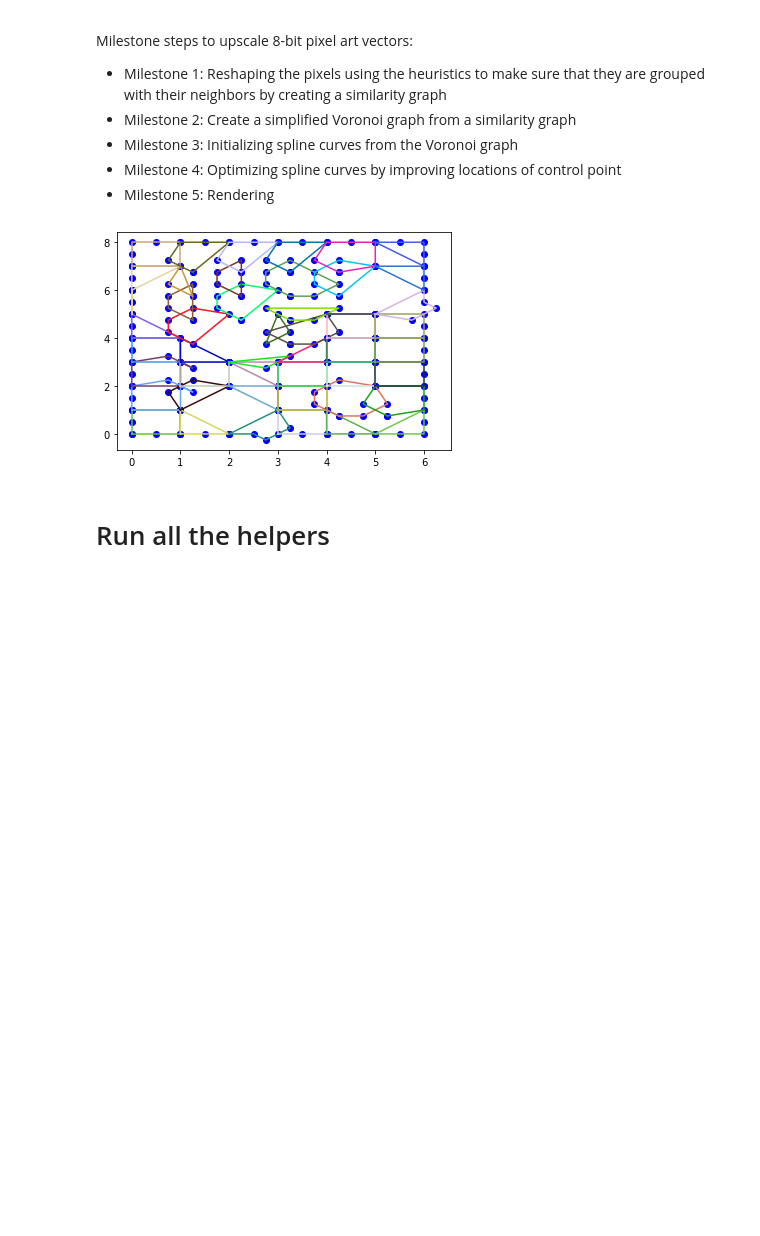
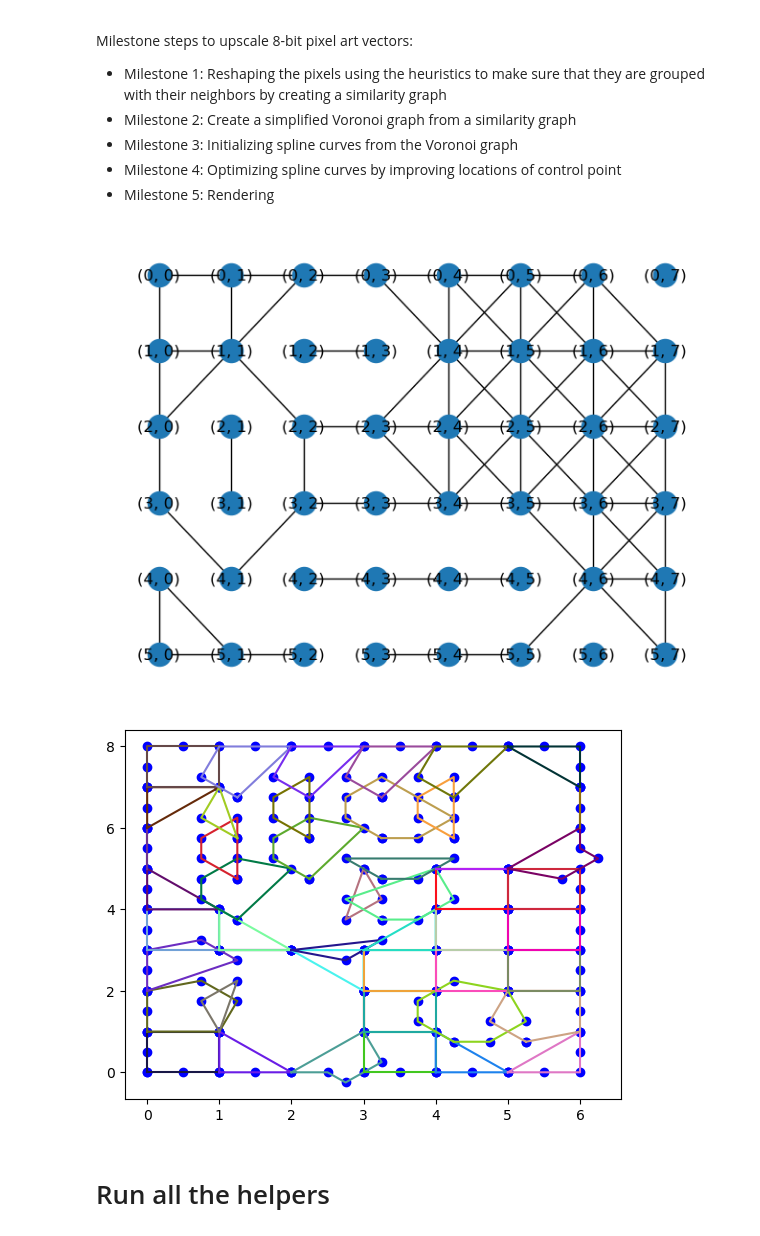
Before and after one commit to josephjkuang/pixel_art, a Jupyter notebook: Upscale.ipynb, the cells around one changed output. Drawn from its saved outputs; the diff is of its cells as text; code cells hidden in the pictures; blank space fills up the shorter version.

```diff
--- a/Upscale.ipynb
+++ b/Upscale.ipynb
@@ -60,7 +60,14 @@ Milestone steps to upscale 8-bit pixel art vectors:
 def createRegions(graph, image):
 	height, width = image[ :, :, 0].shape
 	voronoiPts = [[[] for j in range(height)] for j in range(width)]
-
+	# {TOP_LEFT, std::make_pair(-1, -1)},
+    # {TOP, std::make_pair(0, -1)},
+    # {TOP_RIGHT, std::make_pair(1, -1)},
+    # {BOTTOM_LEFT, std::make_pair(-1, 1)},
+    # {BOTTOM, std::make_pair(0, 1)},
+    # {BOTTOM_RIGHT, std::make_pair(1, 1)},
+    # {LEFT, std::make_pair(-1, 0)},
+    # {RIGHT, std::make_pair(1, 0)}
 	# float xcenter, ycenter;
 	for x in range(width):
 		for y in range(height):
@@ -96,7 +103,7 @@ def createRegions(graph, image):
 			if(graph.has_edge(pixel, (pixel[0] + 1, pixel[0] + 1))):
 				voronoiPts[x][y].append((xcenter + 0.25, ycenter + 0.75)) # 1
 				voronoiPts[x][y].append((xcenter + 0.75, ycenter + 0.25)) # 2
-			if(graph.has_edge((pixel[0], pixel[1] + 1),(pixel[0] + 1, pixel[1] - 1))):
+			elif(graph.has_edge((pixel[0], pixel[1] + 1),(pixel[0] + 1, pixel[1] - 1))):
 				voronoiPts[x][y].append((xcenter + 0.25, ycenter + 0.25)) # 3
 			else:
 				voronoiPts[x][y].append((xcenter + 0.5, ycenter + 0.5)) # 4
@@ -148,24 +155,27 @@ def collapseValence(voronoiPts, width, height):
 def onBoundary(point, height, width):
 	return point[0] == 0 or point[0] == width or point[1] == 0 or point[1] == height
 # %%
-boo_arm_file = './inputs/boo_arm_paper.png'
+boo_arm_file = './inputs/boo_arm1.png'
 boo_arm = cv2.imread(boo_arm_file)
 height, width = boo_arm[:, :, 0].shape
 graph = create_similarity_graph(boo_arm)
 graph = remove_diagonals(graph, boo_arm)
+pos = pos = {(x,y):(y,-x) for x,y in graph.nodes()}
+nx.draw(graph, pos=pos, with_labels=True)
 voronoiRegions = createRegions(graph, boo_arm)
 voronoiRegions = collapseValence(voronoiRegions, width, height)
 
 # print(voronoiRegions)
 plt.figure()
 for region in voronoiRegions:
     for points in region:
         circular_points = points.append(points[0])
         x, y = zip(*points)
         color = tuple([random.uniform(0, 1) for _ in range(3)])
         plt.scatter(x, y, c='blue')
         plt.plot(x, y, color=color)
 # %% [output]
-[figure, old version]
+[figure, new version]
+[figure, added]
 # %% [markdown]
 # Run all the helpers
```
Also changed, not shown: 3 other files.
